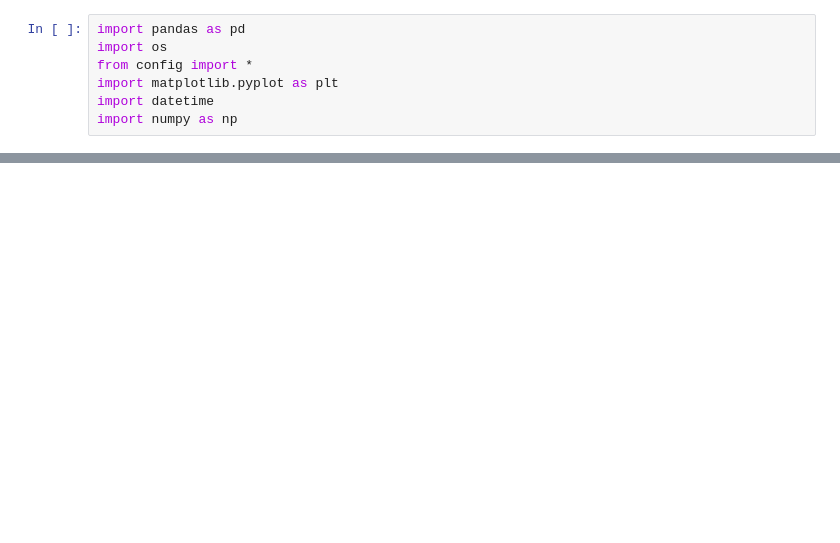
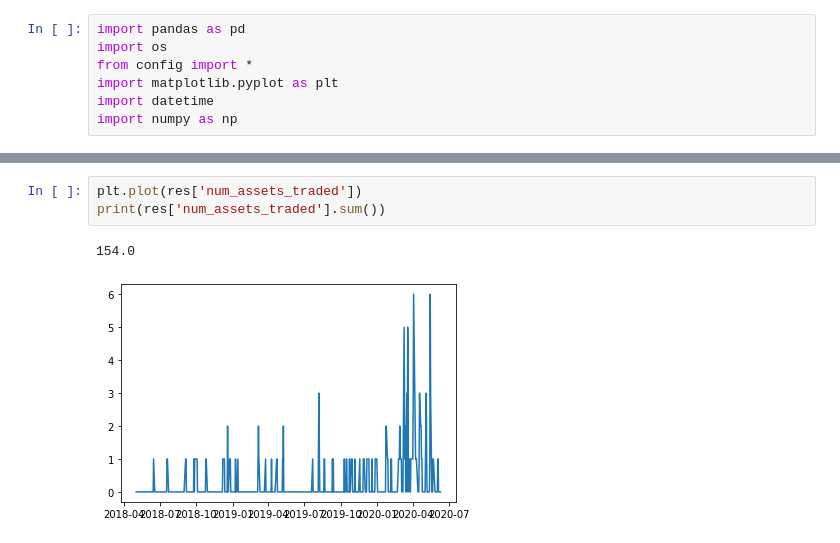
Before and after one commit to parthh01/scalping_robintrack, a Jupyter notebook: robintrack_analysis.ipynb, the cells around one changed output, grey strips where cells are left out. Saved outputs shown, nothing was run; the diff lists cells and outputs as text; blank space fills up the shorter version.

```diff
--- a/robintrack_analysis.ipynb
+++ b/robintrack_analysis.ipynb
@@ -155,3 +154,9 @@ cumulative return: 645.8641099118308%, APR: 254.13856651673922%, max_drawdown (a
+# %%
+plt.plot(res['num_assets_traded'])
+print(res['num_assets_traded'].sum())
+# %% [output]
+154.0
+[figure, added]
 # %%
 for filename in os.listdir(directory):
     security = os.fsdecode(filename).replace('.csv','')
```
Also changed, not shown: parts of 6 cells of this notebook.
